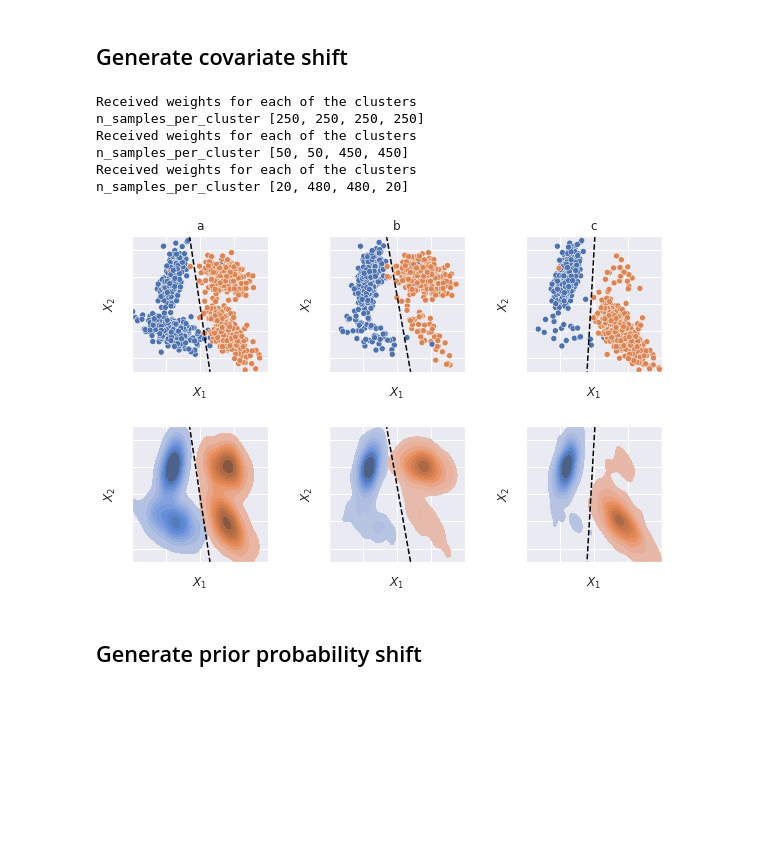
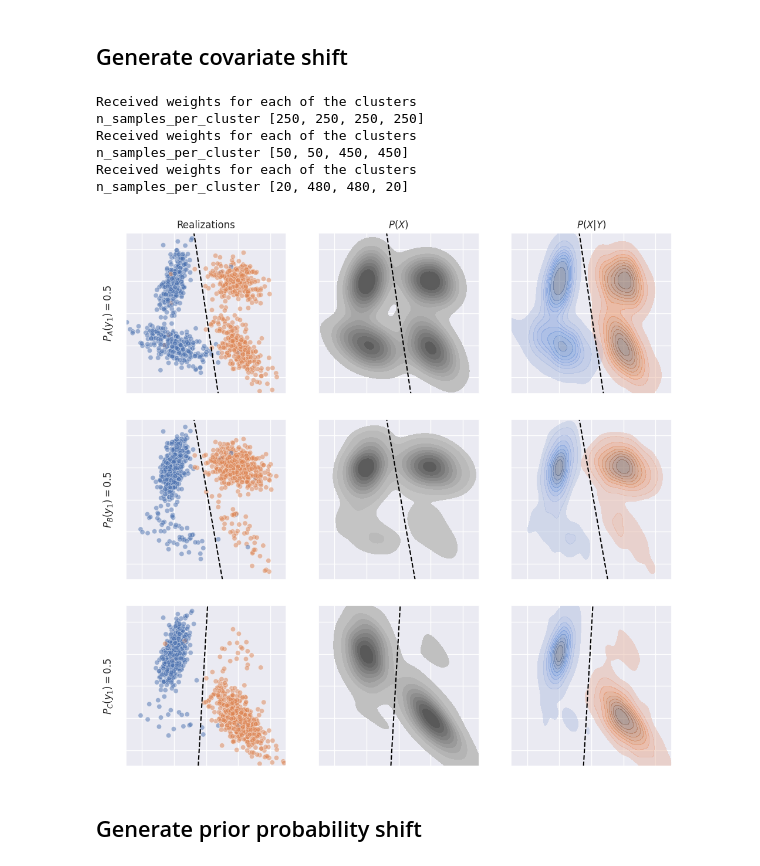
Before and after one commit to pglez82/quant_datasetshift, a Jupyter notebook: datasetshift_drawings.ipynb, the cells around one changed output. Drawn from its saved outputs; the diff is of its cells as text; code cells hidden in the pictures; blank space fills up the shorter version.

```diff
--- a/datasetshift_drawings.ipynb
+++ b/datasetshift_drawings.ipynb
@@ -305,36 +351,41 @@ def plot_logisticregression(clf,dataset,ax,plotx):
 # %% [markdown]
 ## Generate covariate shift
 # %%
+seed = 2040
+
 sns.set_theme()
-f, ax = plt.subplots(2,3,figsize=(10, 6))
-f.subplots_adjust(hspace=0.4)
+f, ax = plt.subplots(3,3,figsize=(12, 12))
+f.subplots_adjust(hspace=0.1)
 
 dataset = create_dataset(2,weights=[0.25,0.25,0.25,0.25],seed=seed)
 clf = LogisticRegression().fit(dataset[['x1', 'x2']], dataset['y'])
 plot_logisticregression(clf,dataset,ax,0)
 
 dataset = create_dataset(2,weights=[0.05,0.05,0.45,0.45],seed=seed)
 clf = LogisticRegression().fit(dataset[['x1', 'x2']], dataset['y'])
 plot_logisticregression(clf,dataset,ax,1)
 
 dataset = create_dataset(2,weights=[0.02,0.48,0.48,0.02],seed=seed)
 clf = LogisticRegression().fit(dataset[['x1', 'x2']], dataset['y'])
 plot_logisticregression(clf,dataset,ax,2)
 
-ax[0][0].set_title('a')
-ax[0][1].set_title('b')
-ax[0][2].set_title('c')
+ax[0][0].set_title('Realizations')
+ax[0][1].set_title('$P(X)$')
+ax[0][2].set_title('$P(X|Y)$')
+ax[0][0].set(ylabel='$P_A(y_1)=0.5$')
+ax[1][0].set(ylabel='$P_B(y_1)=0.5$')
+ax[2][0].set(ylabel='$P_C(y_1)=0.5$')
 
 plt.savefig(os.path.join(export_dir,'images/covariatedrawing.pdf'),format='pdf',bbox_inches='tight')
 plt.savefig(os.path.join(export_dir,'images/covariatedrawing.png'),format='png',bbox_inches='tight')
 # %% [output]
 Received weights for each of the clusters
 n_samples_per_cluster [250, 250, 250, 250]
 Received weights for each of the clusters
 n_samples_per_cluster [50, 50, 450, 450]
 Received weights for each of the clusters
 n_samples_per_cluster [20, 480, 480, 20]
-[figure, old version]
+[figure, new version]
 # %% [markdown]
 ## Generate prior probability shift
 # %%
```
Also changed, not shown: parts of 7 cells of this notebook.
